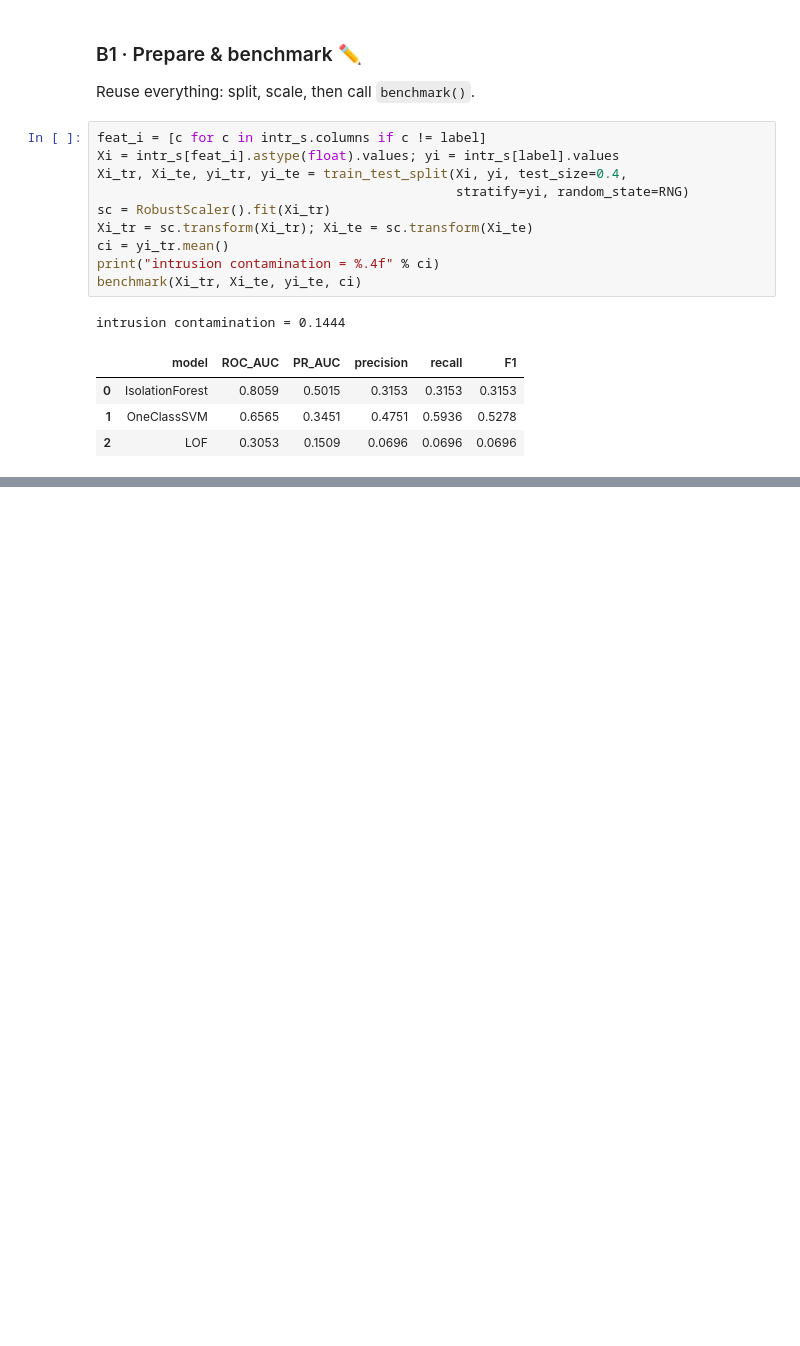
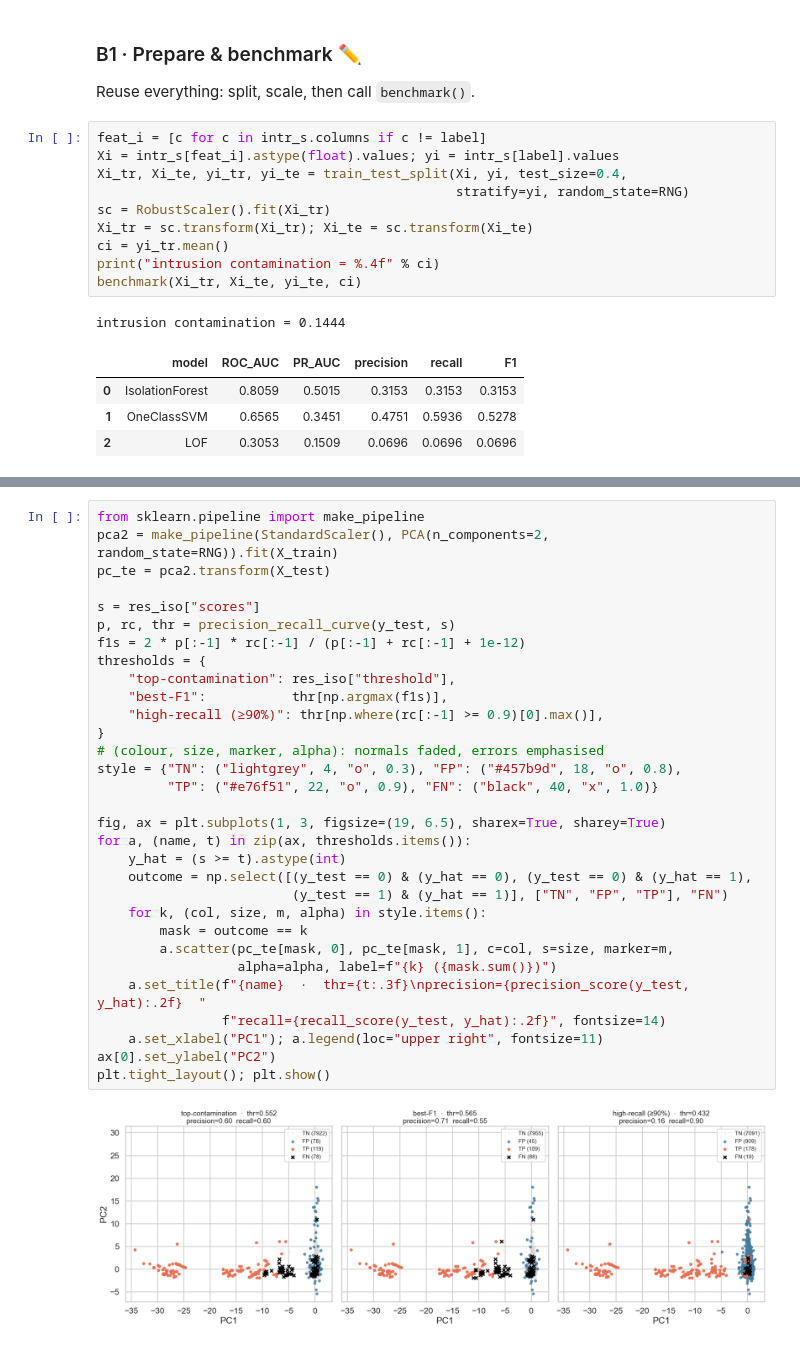
Before and after one commit to EdyStan/Anomaly-Detection-MSCA-Course, a Jupyter notebook: Module 1/Module1_Lab_INSTRUCTOR.ipynb, the cells around one changed output, grey strips where cells are left out. Cells and saved outputs as stored; diff of their text form; blank space fills up the shorter version.

```diff
--- a/Module 1/Module1_Lab_INSTRUCTOR.ipynb
+++ b/Module 1/Module1_Lab_INSTRUCTOR.ipynb
@@ -429,0 +449,33 @@ intrusion contamination = 0.1444
+# %%
+from sklearn.pipeline import make_pipeline
+pca2 = make_pipeline(StandardScaler(), PCA(n_components=2, random_state=RNG)).fit(X_train)
+pc_te = pca2.transform(X_test)
+
+s = res_iso["scores"]
+p, rc, thr = precision_recall_curve(y_test, s)
+f1s = 2 * p[:-1] * rc[:-1] / (p[:-1] + rc[:-1] + 1e-12)
+thresholds = {
+    "top-contamination": res_iso["threshold"],
+    "best-F1":           thr[np.argmax(f1s)],
+    "high-recall (≥90%)": thr[np.where(rc[:-1] >= 0.9)[0].max()],
+}
+# (colour, size, marker, alpha): normals faded, errors emphasised
+style = {"TN": ("lightgrey", 4, "o", 0.3), "FP": ("#457b9d", 18, "o", 0.8),
+         "TP": ("#e76f51", 22, "o", 0.9), "FN": ("black", 40, "x", 1.0)}
+
+fig, ax = plt.subplots(1, 3, figsize=(19, 6.5), sharex=True, sharey=True)
+for a, (name, t) in zip(ax, thresholds.items()):
+    y_hat = (s >= t).astype(int)
+    outcome = np.select([(y_test == 0) & (y_hat == 0), (y_test == 0) & (y_hat == 1),
+                         (y_test == 1) & (y_hat == 1)], ["TN", "FP", "TP"], "FN")
+    for k, (col, size, m, alpha) in style.items():
+        mask = outcome == k
+        a.scatter(pc_te[mask, 0], pc_te[mask, 1], c=col, s=size, marker=m,
+                  alpha=alpha, label=f"{k} ({mask.sum()})")
+    a.set_title(f"{name}  ·  thr={t:.3f}\nprecision={precision_score(y_test, y_hat):.2f}  "
+                f"recall={recall_score(y_test, y_hat):.2f}", fontsize=14)
+    a.set_xlabel("PC1"); a.legend(loc="upper right", fontsize=11)
+ax[0].set_ylabel("PC2")
+plt.tight_layout(); plt.show()
+# %% [output]
+[figure, added]
```
Also changed, not shown: parts of 20 cells of this notebook, 1 other file.
